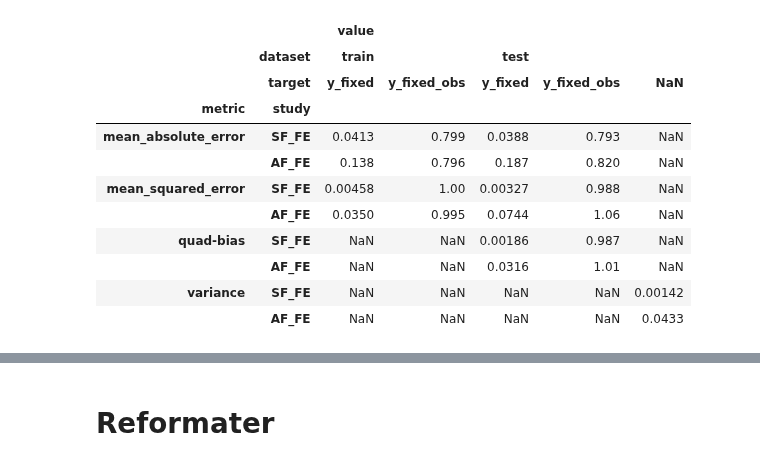
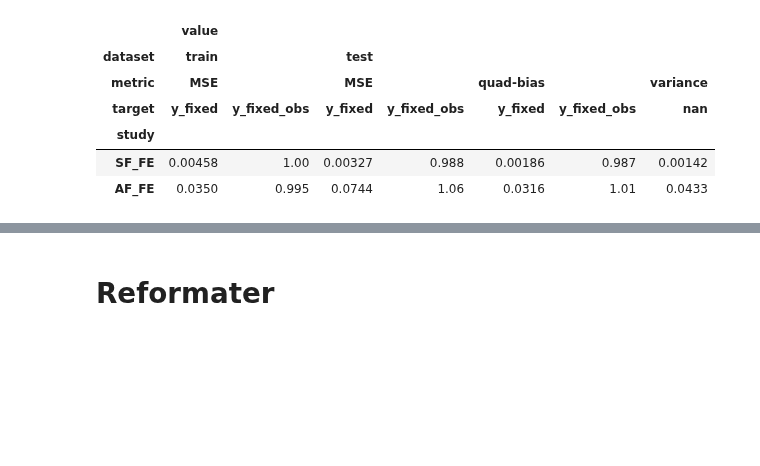
Before and after one commit to FrankwaP/subSISTM, a Jupyter notebook: models/reservoirs_synthetic_bph/prediction_errors.ipynb, the cells around one changed output, grey strips where cells are left out. Saved outputs shown, nothing was run; the diff lists cells and outputs as text; code cells hidden in the pictures; blank space fills up the shorter version.

```diff
--- a/models/reservoirs_synthetic_bph/prediction_errors.ipynb
+++ b/models/reservoirs_synthetic_bph/prediction_errors.ipynb
@@ -18,3 +18,6 @@ from utils.post_processing import METRIC, DSET, TGT, VAL
 # from utils.errors_computing import compute_errors_df
 
 # from utils.errors_computing_train import compute_errors_df_omg_so_ugly
+# %%
+dft = read_csv("AF_FE/" + "/" + METRIC_CSV_FILE, index_col=0)
+dft
@@ -20,0 +57,14 @@ from utils.post_processing import METRIC, DSET, TGT, VAL
+# %%
+def apply_style(df):
+    return dft.style.format("{:#.3g}", subset=["value"]).set_table_styles(
+        [
+            {
+                "selector": "table, th, td",
+                "props": "border: 1px solid; text-align: center",
+            },
+        ],
+        overwrite=True,
+    )
+
+
+apply_style(dft)
@@ -21,36 +84,70 @@ from utils.post_processing import METRIC, DSET, TGT, VAL
 # %%
 STDY = "study"
 
-pd.options.display.float_format = "{:#.3g}".format
+
+def apply_style(df: pd.DataFrame):
+    stlr = df.style
+    stlr.format("{:#.3g}")
+    stlr.set_table_styles(
+        [
+            {
+                "selector": "table, th, td",
+                "props": "border: 1px solid; text-align: center",
+            },
+        ]
+    )
+    # stlr.background_gradient(axis=0)
+    return stlr
+
+
+# def summarize_df(list_dir: list[str]) -> DataFrame:
+
+#     df = DataFrame()
+#     for resdir in list_dir:
+#         try:
+#             dft = read_csv(resdir + "/" + METRIC_CSV_FILE, index_col=0)
+#         except FileNotFoundError:
+#             dft = read_csv(
+#                 "../mixed_model_forecast/" + resdir + "/" + METRIC_CSV_FILE, index_col=0
+#             )
+#         dft[STDY] = resdir
+#         df = concat([df, dft])
+
+#     df = df.pivot(index=[METRIC, STDY], columns=[DSET, TGT], values=[VAL])
+#     idx = df.index
+#     df = df.reindex(list_dir, level=1)
+#     display(df)
+#     print("\n\n======\n\n")
+#     return df
 
 
 def summarize_df(list_dir: list[str]) -> DataFrame:
 
     df = DataFrame()
     for resdir in list_dir:
-        dft = read_csv(resdir + "/" + METRIC_CSV_FILE, index_col=0)
+        try:
+            dft = read_csv(resdir + "/" + METRIC_CSV_FILE, index_col=0)
+        except FileNotFoundError:
+            dft = read_csv(
+                "../mixed_model_forecast/" + resdir + "/" + METRIC_CSV_FILE, index_col=0
+            )
+        dft = dft[dft[METRIC] != "mean_absolute_error"]
+        dft[METRIC] = dft[METRIC].str.replace("mean_squared_error", "MSE")
         dft[STDY] = resdir
         df = concat([df, dft])
 
-    df = df.pivot(index=[METRIC, STDY], columns=[DSET, TGT], values=[VAL])
+    df = df.pivot(index=[STDY], columns=[DSET, METRIC, TGT], values=[VAL])
     idx = df.index
-    df = df.reindex(list_dir, level = 1)
-    display(df)
-    print("\n\n======\n\n")
-    return df
+    df = df.reindex(list_dir, axis=0)
+    display(apply_style(df))
 
 
-hlp = summarize_df(["SF_FE", "AF_FE"])  # METRIC,
+hlp = summarize_df(["SF_FE", "AF_FE"])
 # %% [output]
-|  |  | value |  |  |  |  |
-|  | dataset | train |  | test |  |  |
-|  | target | y_fixed | y_fixed_obs | y_fixed | y_fixed_obs | NaN |
-| metric | study |  |  |  |  |  |
-| mean_absolute_error | SF_FE | 0.0413 | 0.799 | 0.0388 | 0.793 | NaN |
-|  | AF_FE | 0.138 | 0.796 | 0.187 | 0.820 | NaN |
-| mean_squared_error | SF_FE | 0.00458 | 1.00 | 0.00327 | 0.988 | NaN |
-|  | AF_FE | 0.0350 | 0.995 | 0.0744 | 1.06 | NaN |
-| quad-bias | SF_FE | NaN | NaN | 0.00186 | 0.987 | NaN |
-|  | AF_FE | NaN | NaN | 0.0316 | 1.01 | NaN |
-| variance | SF_FE | NaN | NaN | NaN | NaN | 0.00142 |
-|  | AF_FE | NaN | NaN | NaN | NaN | 0.0433 |
+|  | value |  |  |  |  |  |  |
+| dataset | train |  | test |  |  |  |  |
+| metric | MSE |  | MSE |  | quad-bias |  | variance |
+| target | y_fixed | y_fixed_obs | y_fixed | y_fixed_obs | y_fixed | y_fixed_obs | nan |
+| study |  |  |  |  |  |  |  |
+| SF_FE | 0.00458 | 1.00 | 0.00327 | 0.988 | 0.00186 | 0.987 | 0.00142 |
+| AF_FE | 0.0350 | 0.995 | 0.0744 | 1.06 | 0.0316 | 1.01 | 0.0433 |
```
Also changed, not shown: parts of 6 cells of this notebook, 5 other files.
